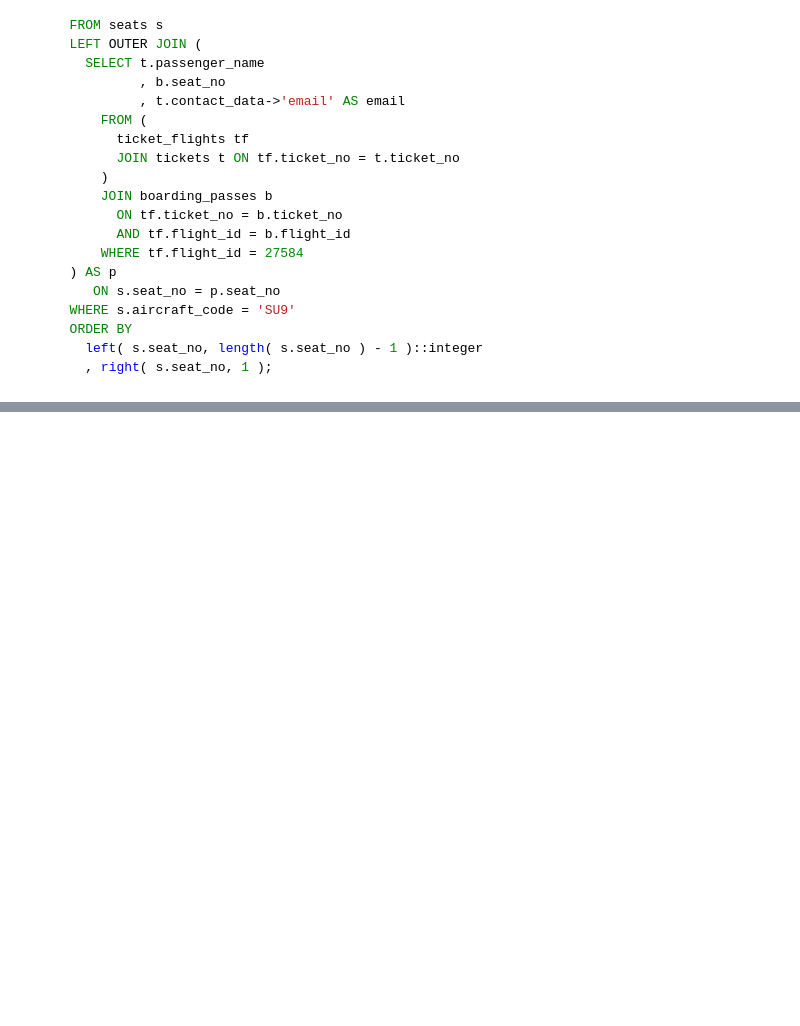
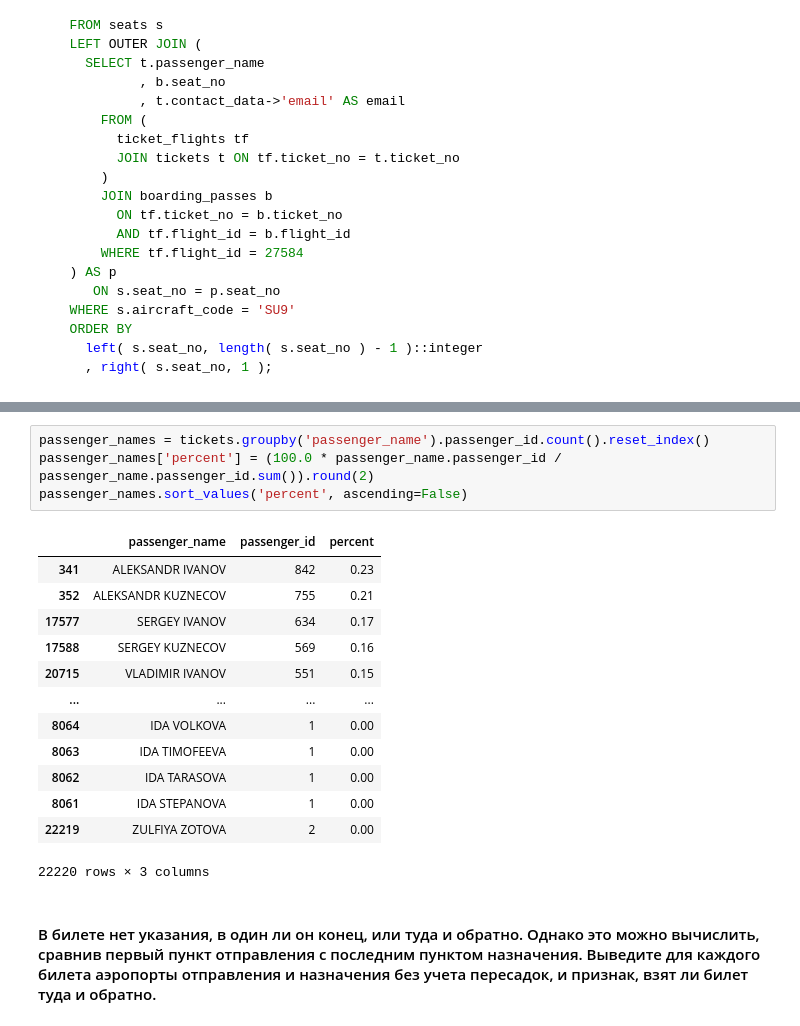
Before and after one commit to novayazarya/postgresql, a Jupyter notebook: raw-sql-vs-pandas-cookbook.ipynb, the cells around one changed output, grey strips where cells are left out. Drawn from its saved outputs; the diff is of its cells as text; blank space fills up the shorter version.

```diff
--- a/raw-sql-vs-pandas-cookbook.ipynb
+++ b/raw-sql-vs-pandas-cookbook.ipynb
@@ -1681,0 +2035,20 @@ passengers_data.iloc[passengers_data['seat_no'].apply(lambda x: (int(re.search(r
+# %%
+passenger_names = tickets.groupby('passenger_name').passenger_id.count().reset_index()
+passenger_names['percent'] = (100.0 * passenger_name.passenger_id / passenger_name.passenger_id.sum()).round(2)
+passenger_names.sort_values('percent', ascending=False)
+# %% [output]
+|  | passenger_name | passenger_id | percent |
+| 341 | ALEKSANDR IVANOV | 842 | 0.23 |
+| 352 | ALEKSANDR KUZNECOV | 755 | 0.21 |
+| 17577 | SERGEY IVANOV | 634 | 0.17 |
+| 17588 | SERGEY KUZNECOV | 569 | 0.16 |
+| 20715 | VLADIMIR IVANOV | 551 | 0.15 |
+| ... | ... | ... | ... |
+| 8064 | IDA VOLKOVA | 1 | 0.00 |
+| 8063 | IDA TIMOFEEVA | 1 | 0.00 |
+| 8062 | IDA TARASOVA | 1 | 0.00 |
+| 8061 | IDA STEPANOVA | 1 | 0.00 |
+| 22219 | ZULFIYA ZOTOVA | 2 | 0.00 |
+22220 rows × 3 columns
+# %% [markdown]
+#### В билете нет указания, в один ли он конец, или туда и обратно. Однако это можно вычислить, сравнив первый пункт отправления с последним пунктом назначения. Выведите для каждого билета аэропорты отправления и назначения без учета пересадок, и признак, взят ли билет туда и обратно.
```
Also changed, not shown: parts of 48 cells of this notebook.
